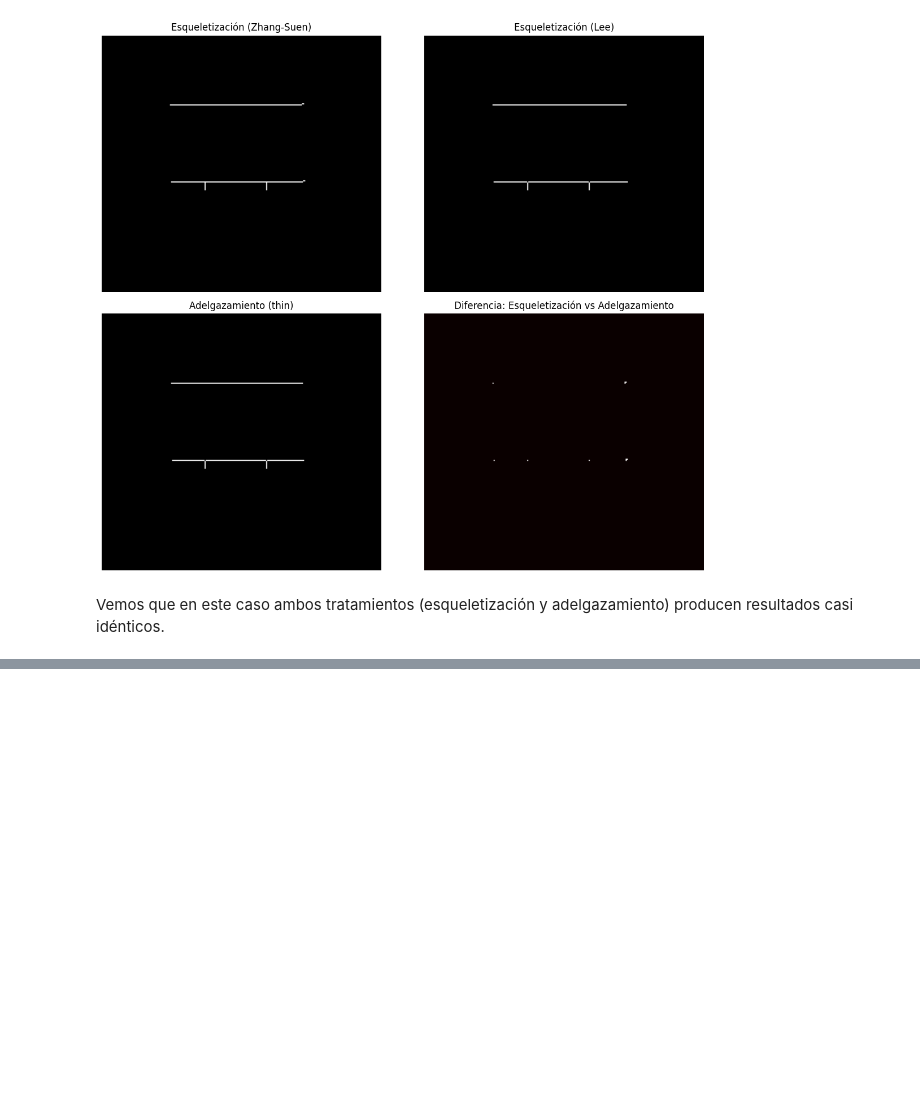
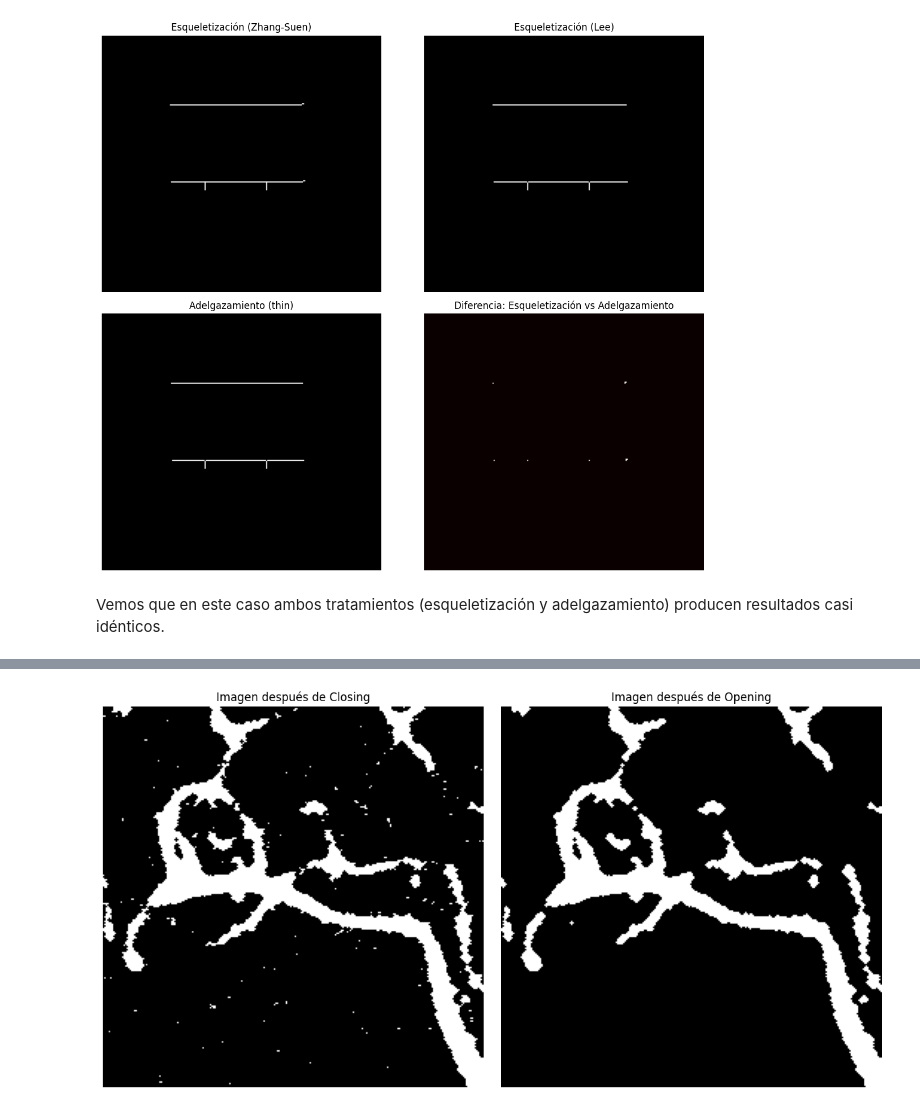
Before and after one commit to santichica/tallleres-cv, a Jupyter notebook: taller6/esqueleto_y_adelgazamiento.ipynb, the cells around one changed output, grey strips where cells are left out. Drawn from its saved outputs; the diff is of its cells as text; code cells hidden in the pictures; blank space fills up the shorter version.

```diff
--- a/taller6/esqueleto_y_adelgazamiento.ipynb
+++ b/taller6/esqueleto_y_adelgazamiento.ipynb
@@ -112,0 +135,23 @@ Vemos que en este caso ambos tratamientos (esqueletización y adelgazamiento) pr
+# %%
+from skimage.morphology import opening, closing
+n = 3
+cruz = np.full((n, n), 0)
+medio = n // 2
+cruz[medio, :] = 1
+cruz[:, medio] = 1
+
+closed_image = closing(thres_image_angio, cruz)
+opened_image = opening(closed_image, cruz)
+plt.figure(figsize=(12, 6))
+plt.subplot(1, 2, 1)
+plt.imshow(closed_image, cmap='gray')
+plt.title('Imagen después de Closing')
+plt.axis('off')
+plt.subplot(1, 2, 2)
+plt.imshow(opened_image, cmap='gray')
+plt.title('Imagen después de Opening')
+plt.axis('off')
+plt.tight_layout()
+plt.show()
+# %% [output]
+[figure, added]
```
Also changed, not shown: parts of 11 cells of this notebook.
